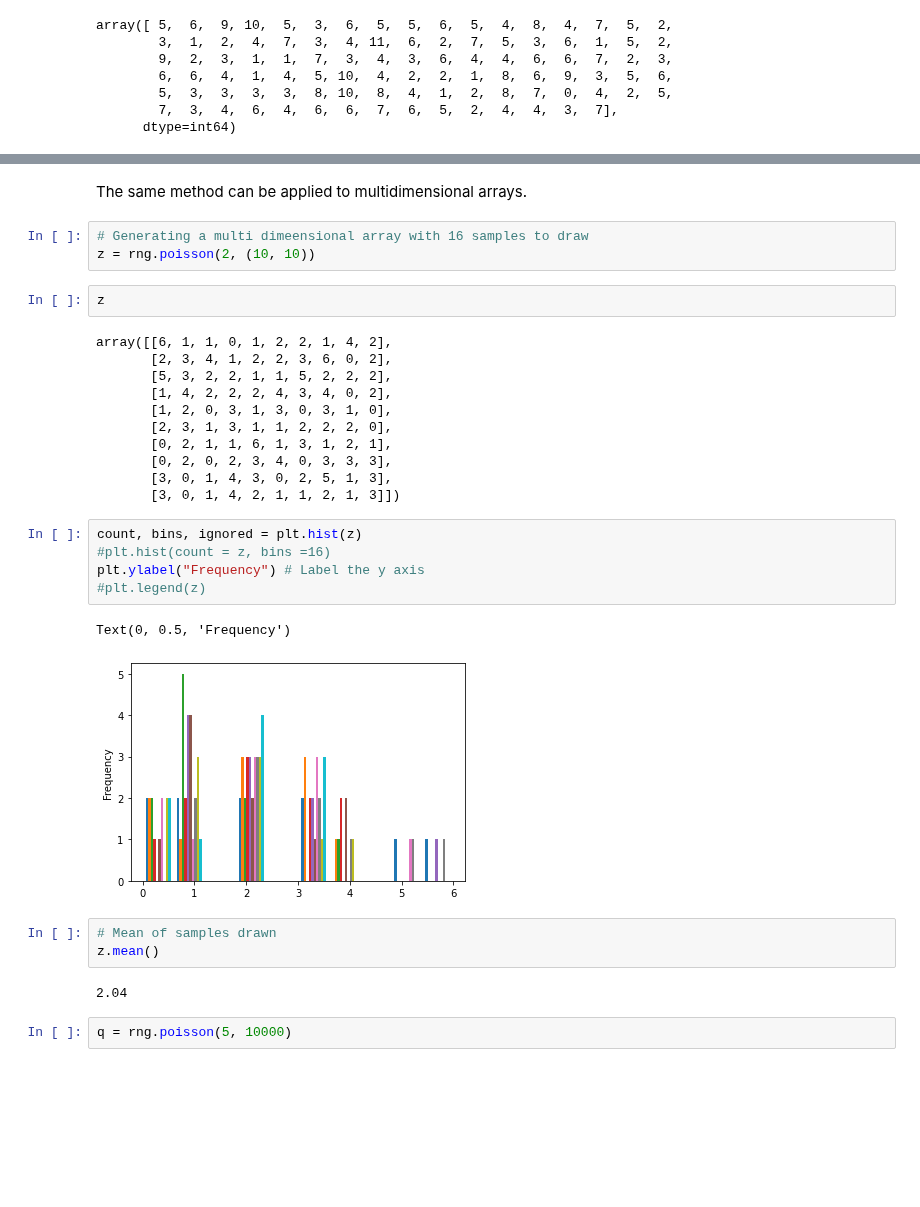
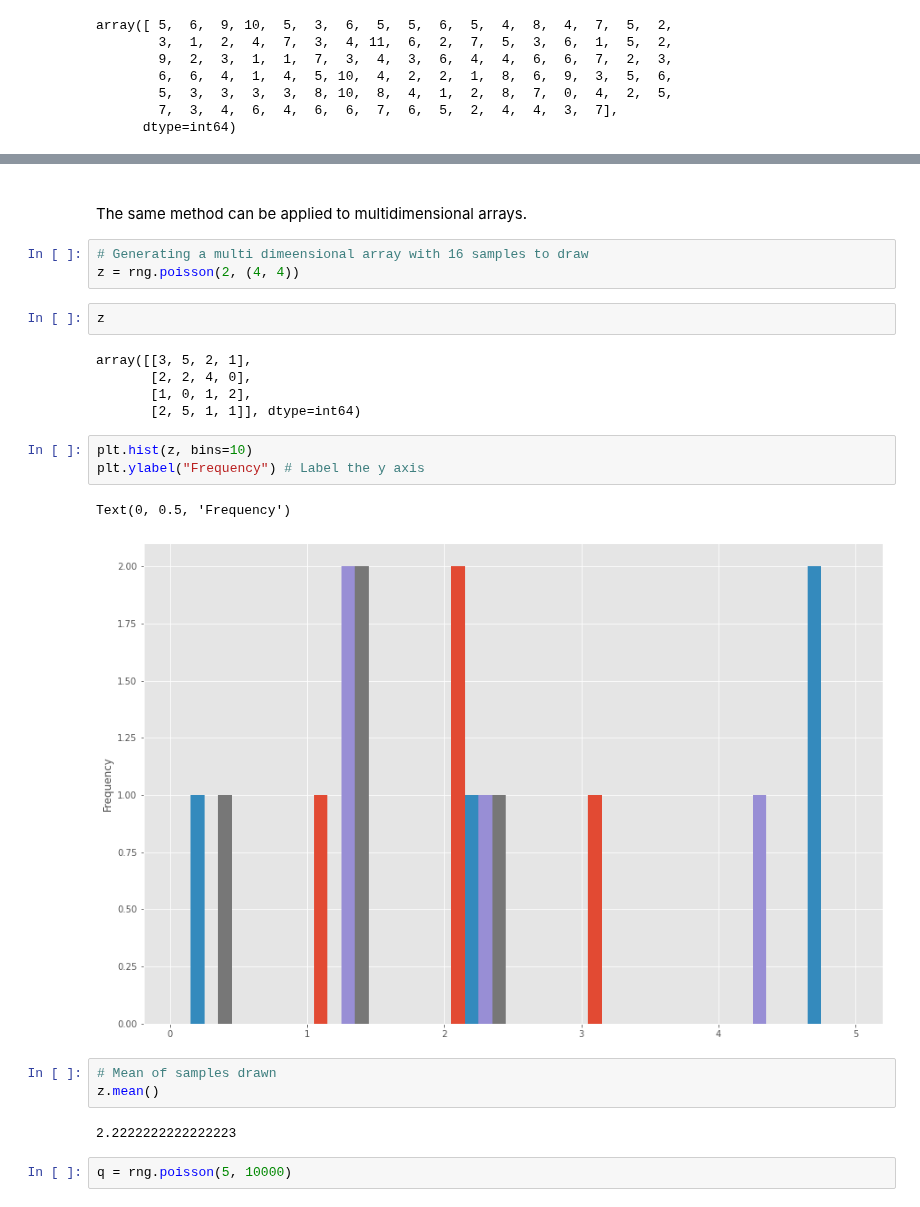
Before and after one commit to kmcd14/ProgrammingDA-assessment, a Jupyter notebook: numpy-random.ipynb, the cells around one changed output, grey strips where cells are left out. Cells and saved outputs as stored; diff of their text form; blank space fills up the shorter version.

```diff
--- a/numpy-random.ipynb
+++ b/numpy-random.ipynb
@@ -473,34 +499,27 @@ Text(0, 0.5, 'Frequency')
 # %% [markdown]
+<br>
 The same method can be applied to multidimensional arrays.
 # %%
 # Generating a multi dimeensional array with 16 samples to draw
-z = rng.poisson(2, (10, 10))
+z = rng.poisson(2, (4, 4))
 # %%
 z
 # %% [output]
-array([[6, 1, 1, 0, 1, 2, 2, 1, 4, 2],
-       [2, 3, 4, 1, 2, 2, 3, 6, 0, 2],
-       [5, 3, 2, 2, 1, 1, 5, 2, 2, 2],
-       [1, 4, 2, 2, 2, 4, 3, 4, 0, 2],
-       [1, 2, 0, 3, 1, 3, 0, 3, 1, 0],
-       [2, 3, 1, 3, 1, 1, 2, 2, 2, 0],
-       [0, 2, 1, 1, 6, 1, 3, 1, 2, 1],
-       [0, 2, 0, 2, 3, 4, 0, 3, 3, 3],
-       [3, 0, 1, 4, 3, 0, 2, 5, 1, 3],
-       [3, 0, 1, 4, 2, 1, 1, 2, 1, 3]])
+array([[3, 5, 2, 1],
+       [2, 2, 4, 0],
+       [1, 0, 1, 2],
+       [2, 5, 1, 1]], dtype=int64)
 # %%
-count, bins, ignored = plt.hist(z)
-#plt.hist(count = z, bins =16)
+plt.hist(z, bins=10)
 plt.ylabel("Frequency") # Label the y axis
-#plt.legend(z)
 # %% [output]
 Text(0, 0.5, 'Frequency')
-[figure, old version]
+[figure, new version]
 # %%
 # Mean of samples drawn
 z.mean()
 # %% [output]
-2.04
+2.2222222222222223
 # %%
 q = rng.poisson(5, 10000)
 # %%
```
Also changed, not shown: parts of 30 cells of this notebook.
